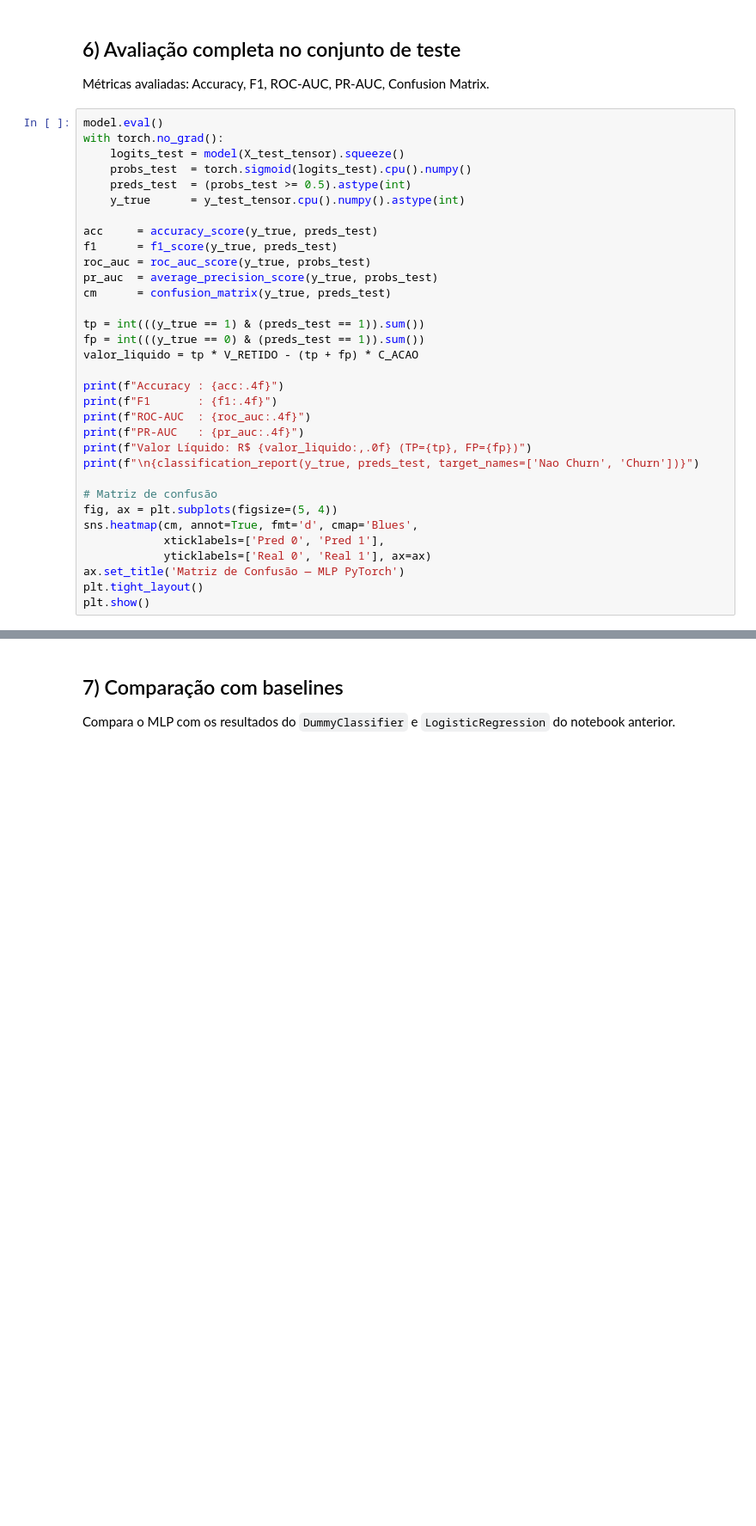
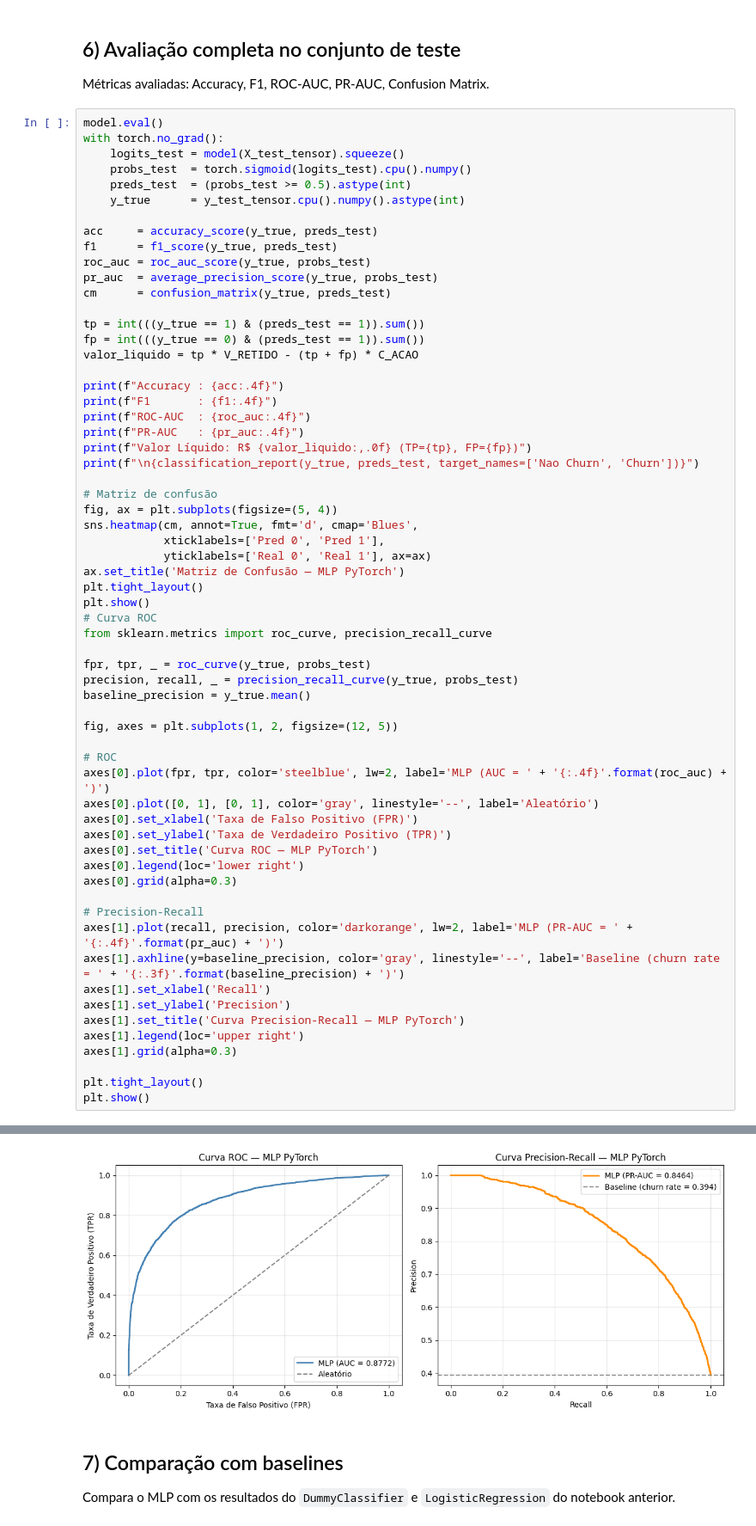
Before and after one commit to Janoti/mlet-grupo4-tech-challenge, a Jupyter notebook: notebooks/03_mlp_pytorch.ipynb, the cells around one changed output, grey strips where cells are left out. Shown at 86% size. Saved outputs shown, nothing was run; the diff lists cells and outputs as text; blank space fills up the shorter version.

```diff
--- a/notebooks/03_mlp_pytorch.ipynb
+++ b/notebooks/03_mlp_pytorch.ipynb
@@ -290,4 +299,33 @@ sns.heatmap(cm, annot=True, fmt='d', cmap='Blues',
 ax.set_title('Matriz de Confusão — MLP PyTorch')
 plt.tight_layout()
 plt.show()
+# Curva ROC
+from sklearn.metrics import roc_curve, precision_recall_curve
+
+fpr, tpr, _ = roc_curve(y_true, probs_test)
+precision, recall, _ = precision_recall_curve(y_true, probs_test)
+baseline_precision = y_true.mean()
+
+fig, axes = plt.subplots(1, 2, figsize=(12, 5))
+
+# ROC
+axes[0].plot(fpr, tpr, color='steelblue', lw=2, label='MLP (AUC = ' + '{:.4f}'.format(roc_auc) + ')')
+axes[0].plot([0, 1], [0, 1], color='gray', linestyle='--', label='Aleatório')
+axes[0].set_xlabel('Taxa de Falso Positivo (FPR)')
+axes[0].set_ylabel('Taxa de Verdadeiro Positivo (TPR)')
+axes[0].set_title('Curva ROC — MLP PyTorch')
+axes[0].legend(loc='lower right')
+axes[0].grid(alpha=0.3)
+
+# Precision-Recall
+axes[1].plot(recall, precision, color='darkorange', lw=2, label='MLP (PR-AUC = ' + '{:.4f}'.format(pr_auc) + ')')
+axes[1].axhline(y=baseline_precision, color='gray', linestyle='--', label='Baseline (churn rate = ' + '{:.3f}'.format(baseline_precision) + ')')
+axes[1].set_xlabel('Recall')
+axes[1].set_ylabel('Precision')
+axes[1].set_title('Curva Precision-Recall — MLP PyTorch')
+axes[1].legend(loc='upper right')
+axes[1].grid(alpha=0.3)
+
+plt.tight_layout()
+plt.show()
 # %% [output]
@@ -299,13 +337,14 @@ Valor Líquido: R$ 1,190,000 (TP=2729, FP=761)
 
               precision    recall  f1-score   support
 
    Nao Churn       0.82      0.87      0.85      5948
        Churn       0.78      0.71      0.74      3862
 
     accuracy                           0.81      9810
    macro avg       0.80      0.79      0.79      9810
 weighted avg       0.81      0.81      0.80      9810
 [figure]
+[figure, added]
 # %% [markdown]
 ## 7) Comparação com baselines
 
```
Also changed, not shown: parts of 9 cells of this notebook, 3 other files.
